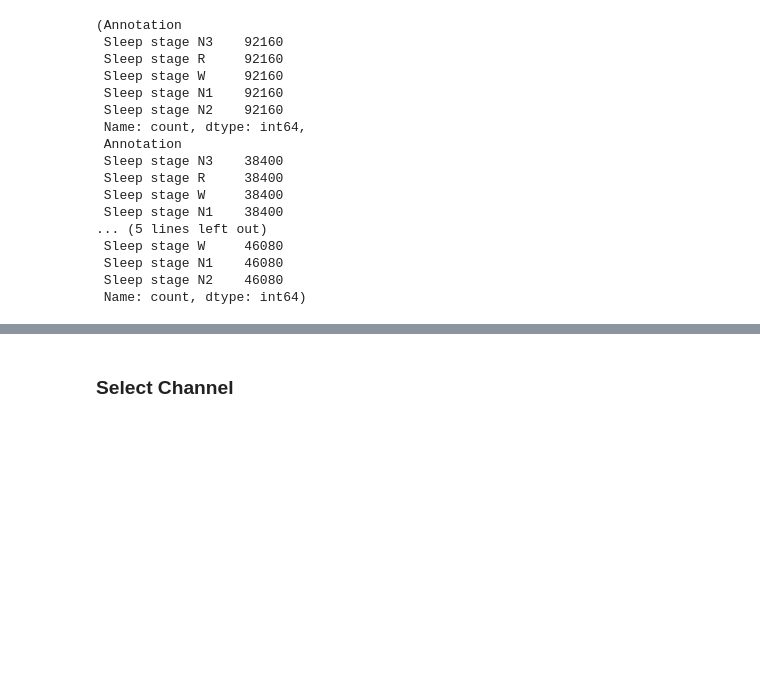
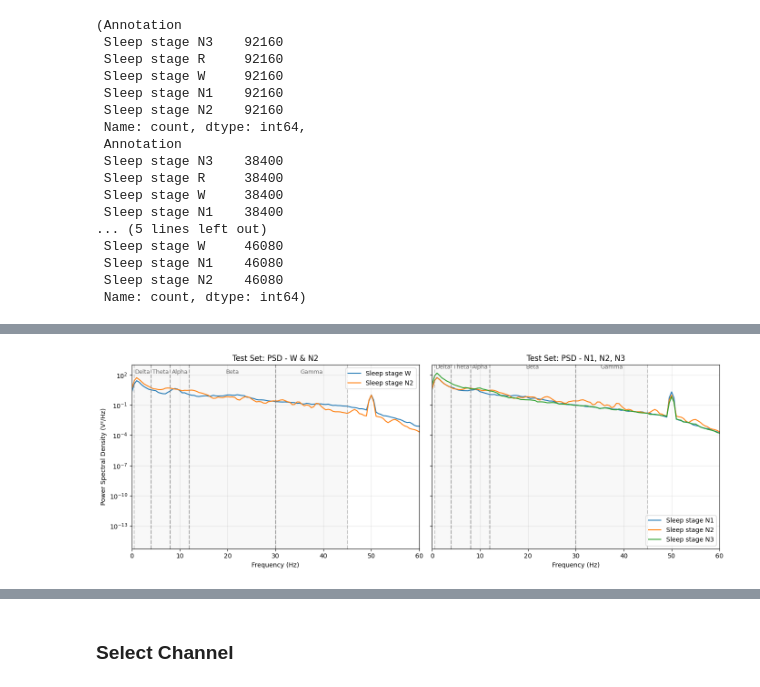
Before and after one commit to kuan31898/LSTMhub, a Jupyter notebook: กำลังทำ/Mairujasplit.ipynb, the cells around one changed output, grey strips where cells are left out. Saved outputs shown, nothing was run; the diff lists cells and outputs as text; code cells hidden in the pictures; blank space fills up the shorter version.

```diff
--- a/กำลังทำ/Mairujasplit.ipynb
+++ b/กำลังทำ/Mairujasplit.ipynb
@@ -749,0 +843,95 @@ y_train_df.value_counts(), y_val_df.value_counts(), y_test_df.value_counts()
+# %%
+import numpy as np
+import matplotlib.pyplot as plt
+from scipy.signal import welch
+
+
+# -----------------------------
+# ⚙️ ตั้งค่าพื้นฐาน
+# -----------------------------
+fs = 256  # sampling rate
+channel_name = "EEG F4-M1"
+
+# กลุ่ม stage
+group1 = [' Sleep stage W', ' Sleep stage N2']
+group2 = [' Sleep stage N1', ' Sleep stage N2', ' Sleep stage N3']
+
+# -----------------------------
+# 🧠 ย่านความถี่สมอง (Hz)
+# -----------------------------
+bands = {
+    "Delta (0.5–4)": (0.5, 4),
+    "Theta (4–8)": (4, 8),
+    "Alpha (8–12)": (8, 12),
+    "Beta (12–30)": (12, 30),
+    "Gamma (30–45)": (30, 45)
+}
+
+# -----------------------------
+# 🎨 ฟังก์ชันช่วย: แสดงย่านความถี่ในกราฟ
+# -----------------------------
+def plot_band_lines(ax):
+    ylim = ax.get_ylim()
+    for label, (f_start, f_end) in bands.items():
+        ax.axvspan(f_start, f_end, color='gray', alpha=0.05)
+        ax.axvline(f_start, color='gray', linestyle='--', alpha=0.4)
+        ax.axvline(f_end, color='gray', linestyle='--', alpha=0.4)
+        # เขียนชื่อย่านไว้ตรงกลาง (ด้านบน)
+        ax.text((f_start + f_end)/2, ylim[1]*0.6, label.split()[0],
+                ha='center', va='center', fontsize=9, color='dimgray')
+
+# -----------------------------
+# ⚙️ ฟังก์ชันสำหรับพล็อต PSD
+# -----------------------------
+def plot_psd_by_stage(X_df, y_df, title_prefix="Dataset"):
+    fig, axes = plt.subplots(1, 2, figsize=(14, 5), sharey=True)
+
+    # ----- ซ้าย: W, N2 -----
+    for stage in group1:
+        mask = (y_df == stage).values.flatten()
+        signal = X_df.loc[mask, channel_name].values
+
+        if len(signal) < fs * 2:
+            print(f"⚠️ {stage.strip()} ({title_prefix}) มีข้อมูลไม่เพียงพอ (len={len(signal)})")
+            continue
+
+        f, psd = welch(signal, fs=fs, nperseg=fs*2)
+        axes[0].semilogy(f, psd, label=stage.strip())
+
+    axes[0].set_xlim(0, 60)
+    axes[0].set_title(f"{title_prefix}: PSD - W & N2")
+    axes[0].set_xlabel("Frequency (Hz)")
+    axes[0].set_ylabel("Power Spectral Density (V²/Hz)")
+    axes[0].legend()
+    axes[0].grid(True, alpha=0.3)
+    plot_band_lines(axes[0])
+
+    # ----- ขวา: N1, N2, N3 -----
+    for stage in group2:
+        mask = (y_df == stage).values.flatten()
+        signal = X_df.loc[mask, channel_name].values
+
+        if len(signal) < fs * 2:
+            print(f"⚠️ {stage.strip()} ({title_prefix}) มีข้อมูลไม่เพียงพอ (len={len(signal)})")
+            continue
+
+        f, psd = welch(signal, fs=fs, nperseg=fs*2)
+        axes[1].semilogy(f, psd, label=stage.strip())
+
+    axes[1].set_xlim(0, 60)
+    axes[1].set_title(f"{title_prefix}: PSD - N1, N2, N3")
+    axes[1].set_xlabel("Frequency (Hz)")
+    axes[1].legend()
+    axes[1].grid(True, alpha=0.3)
+    plot_band_lines(axes[1])
+
+    plt.tight_layout()
+    plt.show()
+
+# -----------------------------
+# 📊 เรียกใช้สำหรับ Test และ Validation set
+# -----------------------------
+plot_psd_by_stage(X_test_df, y_test_df, title_prefix="Test Set")
+plot_psd_by_stage(X_val_df, y_val_df, title_prefix="Validation Set")
+# %% [output]
+[figure, added]
```
Also changed, not shown: parts of 3 cells of this notebook.
